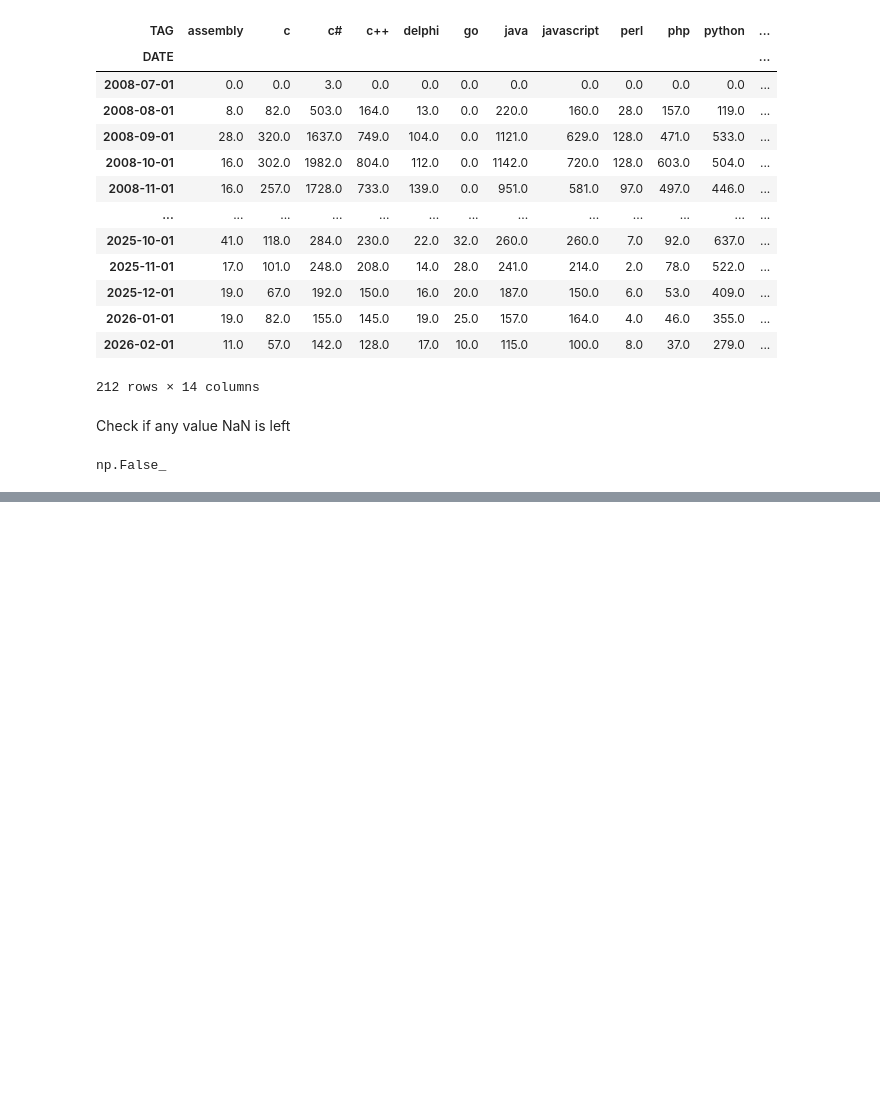
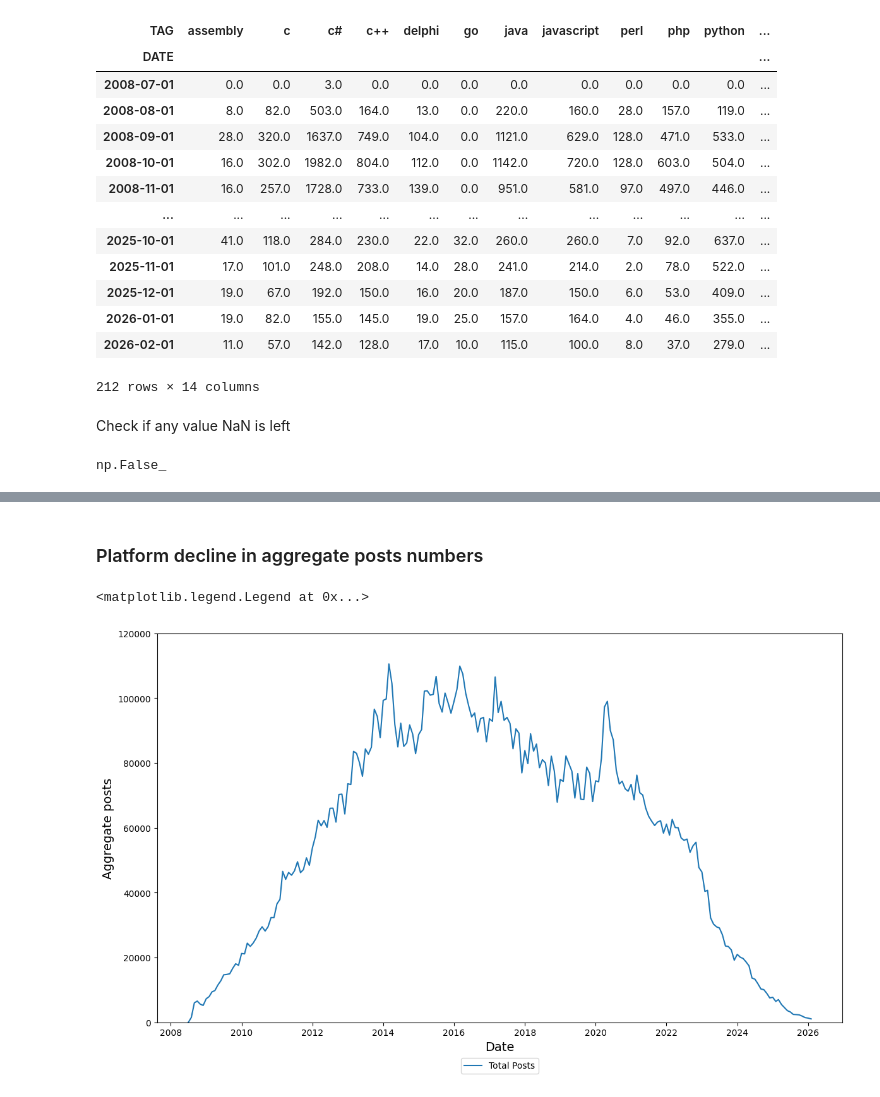
Before and after one commit to Zamir29/100-days-of-Python, a Jupyter notebook: day_73/main.ipynb, the cells around one changed output, grey strips where cells are left out. Saved outputs shown, nothing was run; the diff lists cells and outputs as text; code cells hidden in the pictures; blank space fills up the shorter version.

```diff
--- a/day_73/main.ipynb
+++ b/day_73/main.ipynb
@@ -333,0 +392,16 @@ np.False_
+# %% [markdown]
+### Platform decline in aggregate posts numbers
+# %%
+total_posts = reshaped_df.sum(axis=1)
+
+plt.figure(figsize=(14,8))
+plt.xticks(fontsize=10)
+plt.xlabel('Date', fontsize=14)
+plt.yticks(fontsize=10)
+plt.ylabel('Aggregate posts', fontsize=14)
+plt.ylim(0, 120000)
+plt.plot(total_posts.index, total_posts, label='Total Posts')
+plt.legend(loc='upper center', bbox_to_anchor=(0.5, -0.08), ncol=1)
+# %% [output]
+<matplotlib.legend.Legend at 0x...>
+[figure, added]
```
Also changed, not shown: parts of 10 cells of this notebook, 2 other files.
